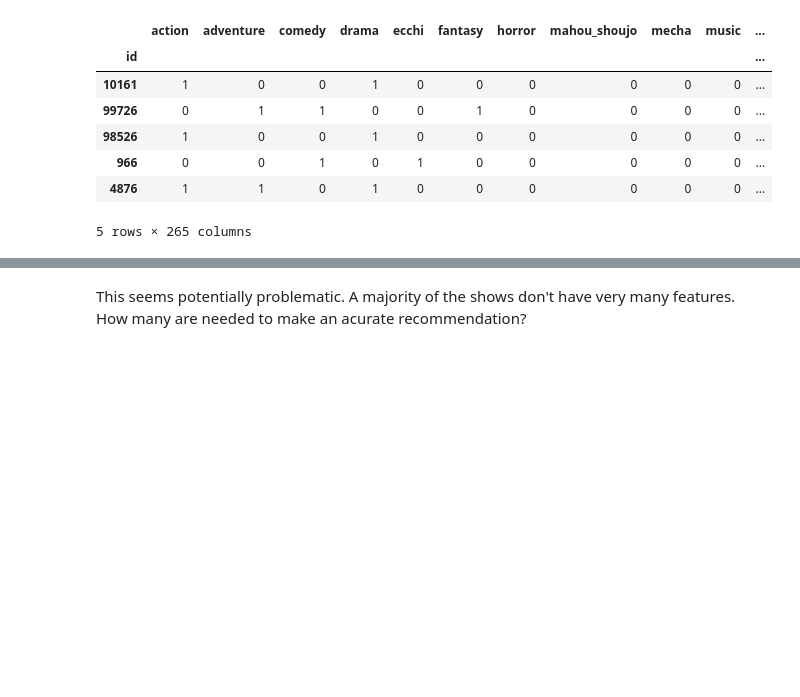
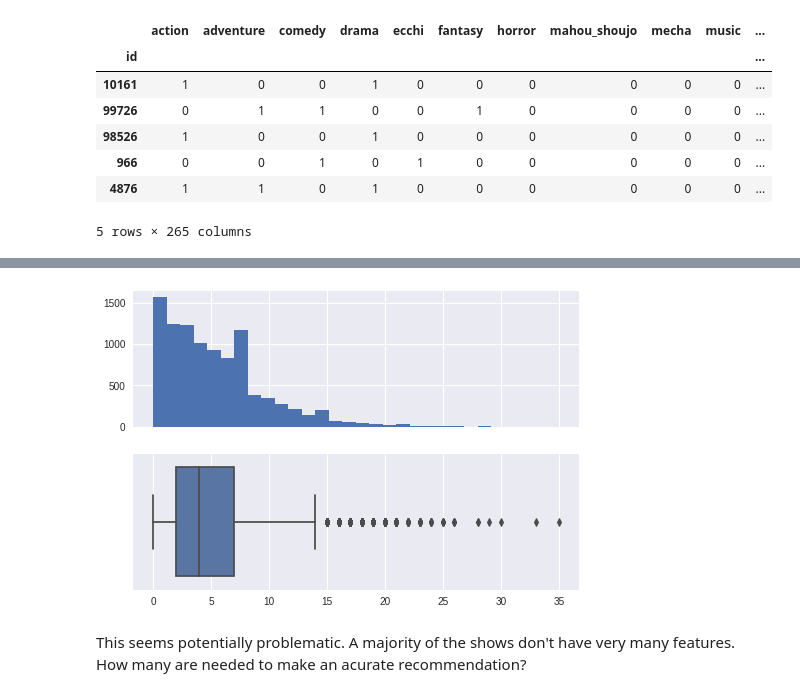
Before and after one commit to sn-ekstrand/content-based-anime-recommender, a Jupyter notebook: initial_eda.ipynb, the cells around one changed output, grey strips where cells are left out. Cells and saved outputs as stored; diff of their text form; code cells hidden in the pictures; blank space fills up the shorter version.

```diff
--- a/initial_eda.ipynb
+++ b/initial_eda.ipynb
@@ -61,3 +151,9 @@ sns.boxplot(total_per_show);
+# %%
+fig, ax = plt.subplots(2,1, sharex=True)
+ax[0].hist(total_per_show, bins=30)
+ax[1] = sns.boxplot(total_per_show);
+# %% [output]
+[figure, added]
 # %% [markdown]
 This seems potentially problematic. A majority of the shows don't have very many features. How many are needed to make an acurate recommendation?
 # %%
```
Also changed, not shown: parts of 60 cells of this notebook.
